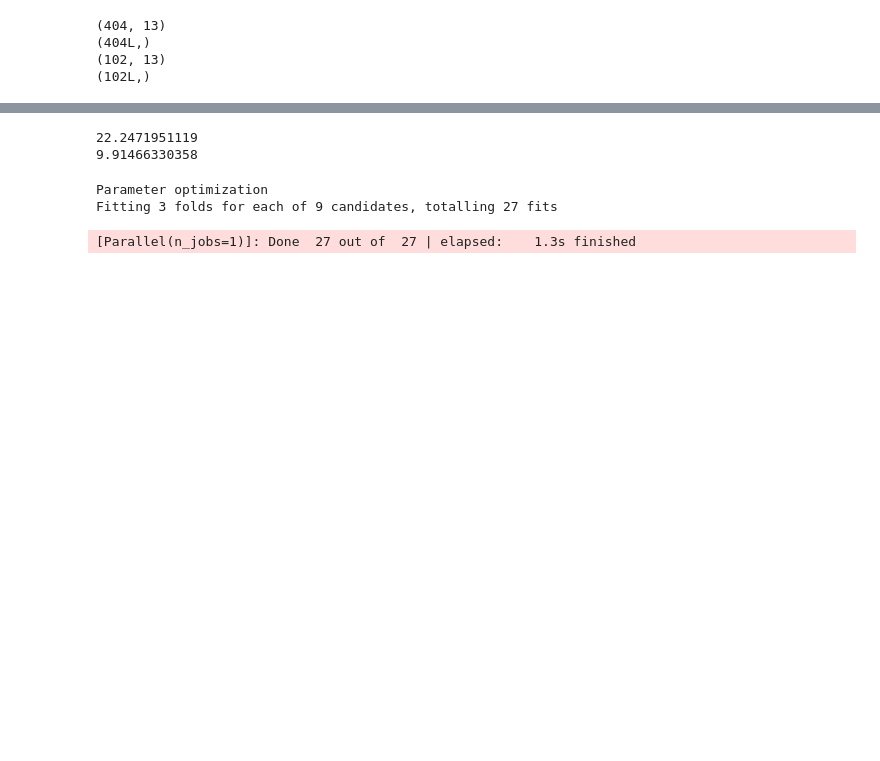
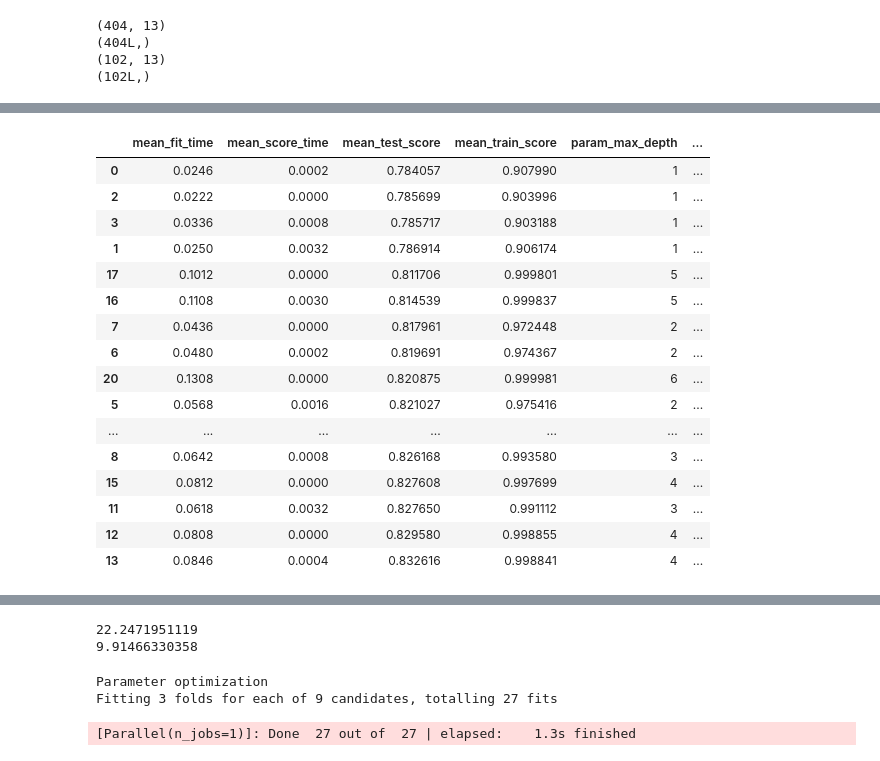
Before and after one commit to flashhack/Study, a Jupyter notebook: XGBExperiment/experiment.ipynb, the cells around one changed output, grey strips where cells are left out. Saved outputs shown, nothing was run; the diff lists cells and outputs as text; code cells hidden in the pictures; blank space fills up the shorter version.

```diff
--- a/XGBExperiment/experiment.ipynb
+++ b/XGBExperiment/experiment.ipynb
@@ -162,0 +256,20 @@ plt.show()
+# %%
+DataFrame(gsearch.cv_results_).sort_values(by='mean_test_score')
+# %% [output]
+|  | mean_fit_time | mean_score_time | mean_test_score | mean_train_score | param_max_depth | ... |
+| 0 | 0.0246 | 0.0002 | 0.784057 | 0.907990 | 1 | ... |
+| 2 | 0.0222 | 0.0000 | 0.785699 | 0.903996 | 1 | ... |
+| 3 | 0.0336 | 0.0008 | 0.785717 | 0.903188 | 1 | ... |
+| 1 | 0.0250 | 0.0032 | 0.786914 | 0.906174 | 1 | ... |
+| 17 | 0.1012 | 0.0000 | 0.811706 | 0.999801 | 5 | ... |
+| 16 | 0.1108 | 0.0030 | 0.814539 | 0.999837 | 5 | ... |
+| 7 | 0.0436 | 0.0000 | 0.817961 | 0.972448 | 2 | ... |
+| 6 | 0.0480 | 0.0002 | 0.819691 | 0.974367 | 2 | ... |
+| 20 | 0.1308 | 0.0000 | 0.820875 | 0.999981 | 6 | ... |
+| 5 | 0.0568 | 0.0016 | 0.821027 | 0.975416 | 2 | ... |
+| ... | ... | ... | ... | ... | ... | ... |
+| 8 | 0.0642 | 0.0008 | 0.826168 | 0.993580 | 3 | ... |
+| 15 | 0.0812 | 0.0000 | 0.827608 | 0.997699 | 4 | ... |
+| 11 | 0.0618 | 0.0032 | 0.827650 | 0.991112 | 3 | ... |
+| 12 | 0.0808 | 0.0000 | 0.829580 | 0.998855 | 4 | ... |
+| 13 | 0.0846 | 0.0004 | 0.832616 | 0.998841 | 4 | ... |
```
Also changed, not shown: parts of 19 cells of this notebook.
